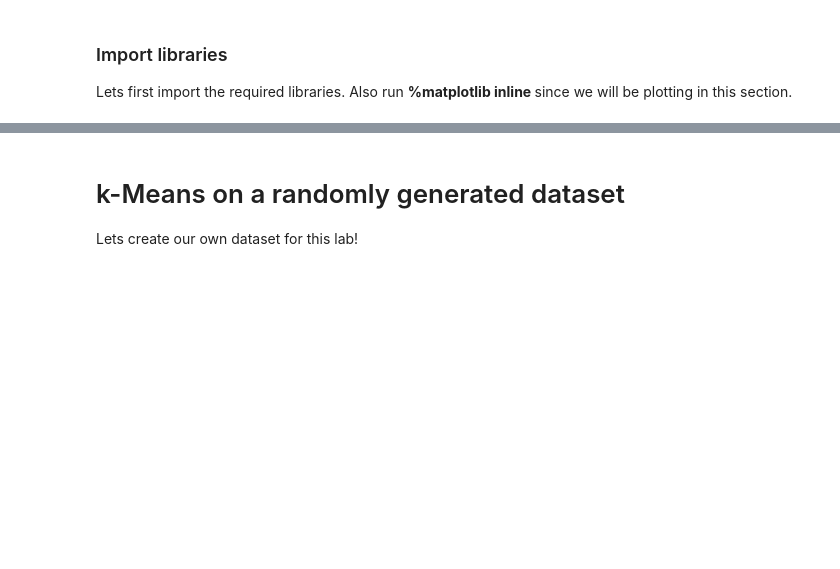
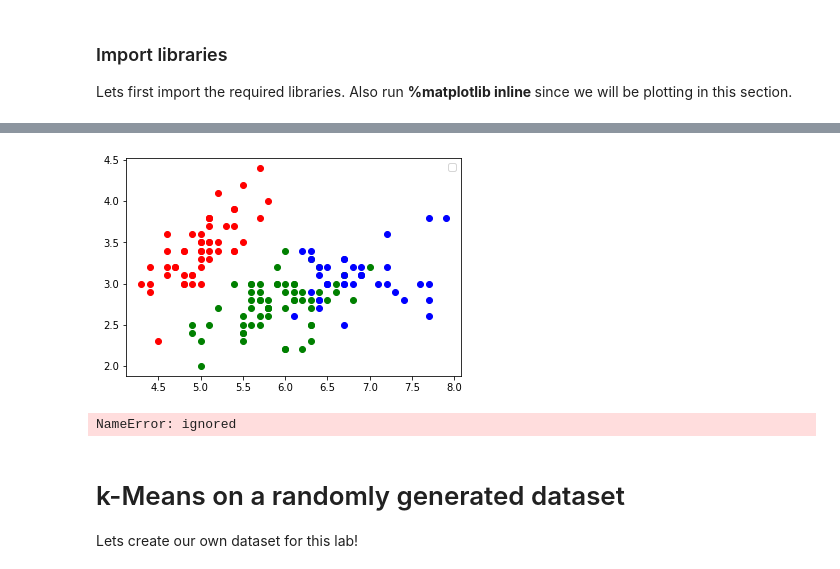
Before and after one commit to louis-chevallier/Machine-Learning-with-Python-IBM, a Jupyter notebook: [9] - ML0101EN-Clus-K-Means-Customer-Seg-py-v1.ipynb, the cells around one changed output, grey strips where cells are left out. Drawn from its saved outputs; the diff is of its cells as text; code cells hidden in the pictures; blank space fills up the shorter version.

```diff
--- a/[9] - ML0101EN-Clus-K-Means-Customer-Seg-py-v1.ipynb
+++ b/[9] - ML0101EN-Clus-K-Means-Customer-Seg-py-v1.ipynb
@@ -60,0 +110,6 @@ from sklearn.datasets import make_blobs
+# %%
+for i, label, c in zip(target_ids,k_means.labels_, 'rgb') :
+    plt.scatter(X[ky==i,0], X[ky==i,1],c=c)
+plt.legend()
+plt.show()
+# %% [output]
@@ -60,0 +117,6 @@ from sklearn.datasets import make_blobs
+[figure, added]
+# %%
+
+labels
+# %% [output]
+NameError: ignored
```
Also changed, not shown: parts of 6 cells of this notebook.
